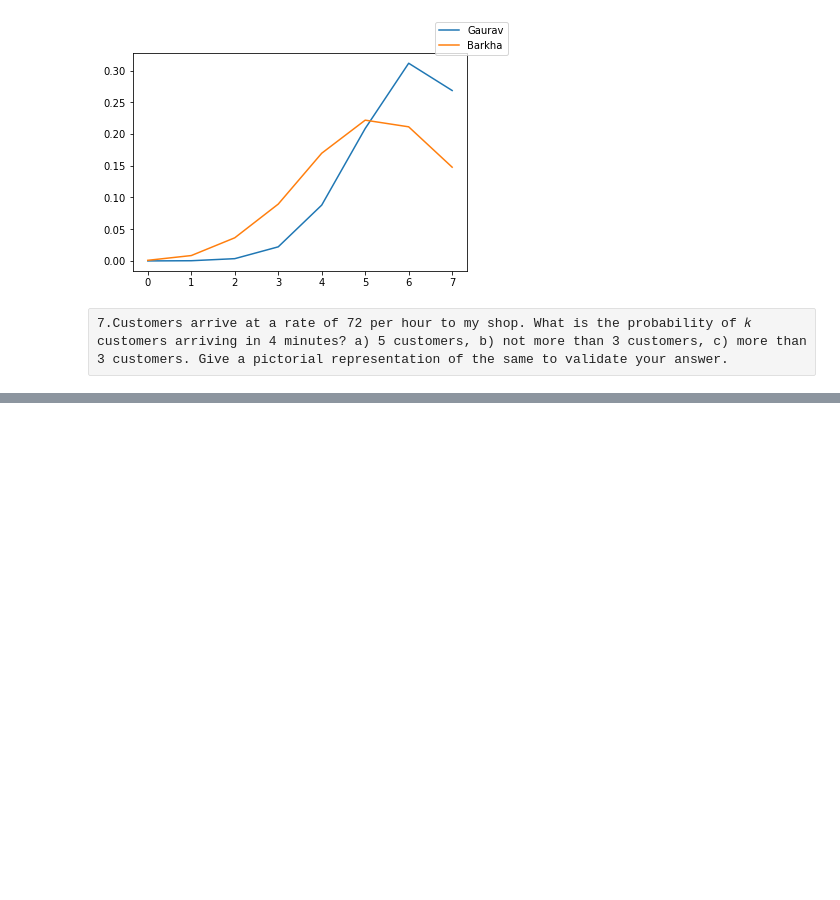
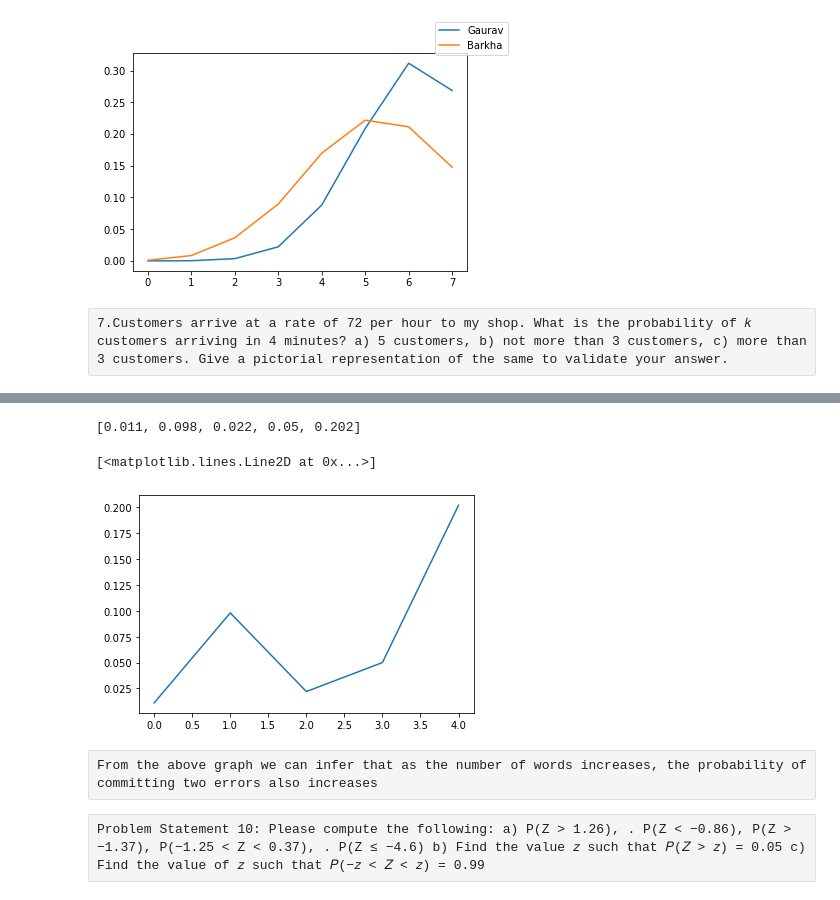
Before and after one commit to KrishnaDesai16/ML-DL, a Jupyter notebook: Stats Assignment1.ipynb, the cells around one changed output, grey strips where cells are left out. Drawn from its saved outputs; the diff is of its cells as text; code cells hidden in the pictures; blank space fills up the shorter version.

```diff
--- a/Stats Assignment1.ipynb
+++ b/Stats Assignment1.ipynb
@@ -175,0 +189,21 @@ a
+# %%
+
+n_error_min=6/60
+words=[100,445,200,300,1000]
+prob=[]
+for i in words:
+    lamda=i/77*n_error_min
+
+    dist=random.poisson(lamda,size=1000)
+    prob.append(np.sum(dist==2)/1000)
+
+prob
+# %% [output]
+[0.011, 0.098, 0.022, 0.05, 0.202]
+# %%
+plt.plot(prob)
+# %% [output]
+[<matplotlib.lines.Line2D at 0x...>]
+[figure, added]
+# %% [raw]
+From the above graph we can infer that as the number of words increases, the probability of committing two errors also increases
@@ -175,0 +212,2 @@ a
+# %% [raw]
+Problem Statement 10: Please compute the following: a) P(Z > 1.26), . P(Z < −0.86), P(Z > −1.37), P(−1.25 < Z < 0.37), . P(Z ≤ −4.6) b) Find the value 𝑧 such that 𝑃(𝑍 > 𝑧) = 0.05 c) Find the value of 𝑧 such that 𝑃(−𝑧 < 𝑍 < 𝑧) = 0.99
```
Also changed, not shown: parts of 5 cells of this notebook.
